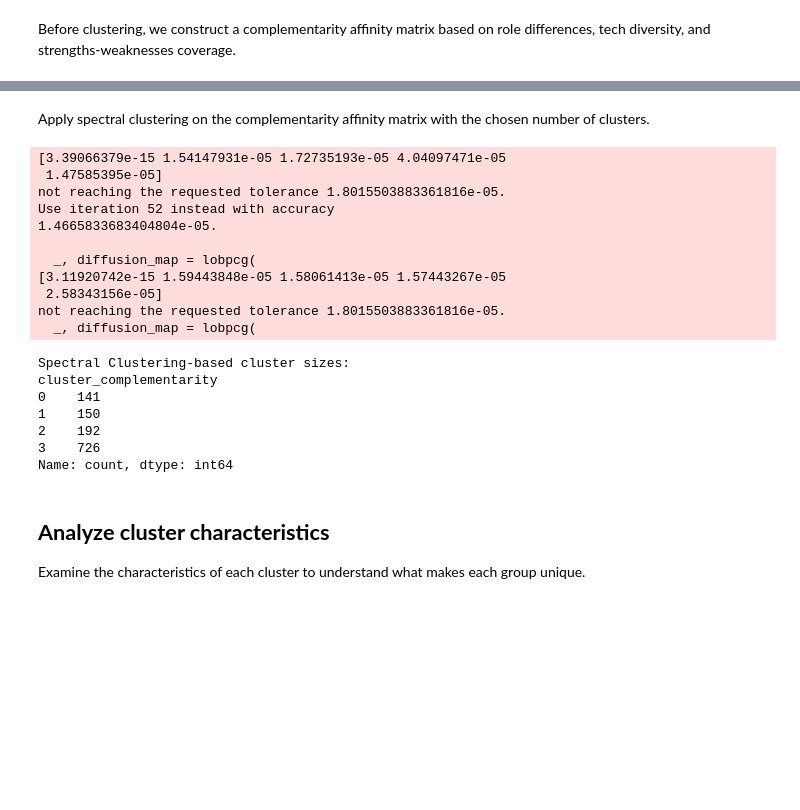
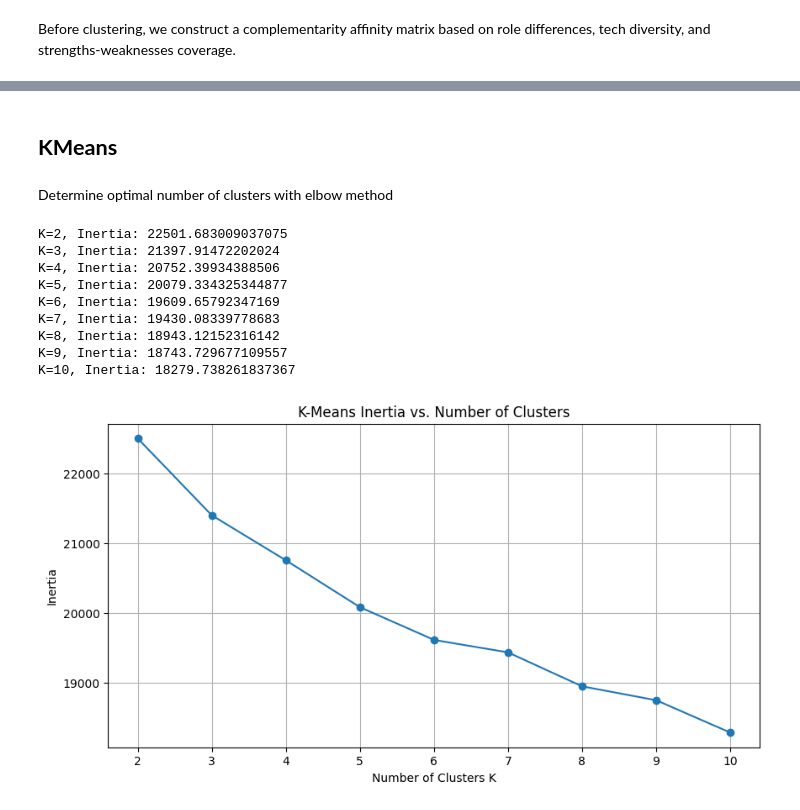
Before and after one commit to idrisalami/ML_242A, a Jupyter notebook: clustering.ipynb, the cells around one changed output, grey strips where cells are left out. Saved outputs shown, nothing was run; the diff lists cells and outputs as text; code cells hidden in the pictures; blank space fills up the shorter version.

```diff
--- a/clustering.ipynb
+++ b/clustering.ipynb
@@ -287,36 +227,33 @@ Eigengaps for k=2 to 10:
-# %% [markdown]
-Apply spectral clustering on the complementarity affinity matrix with the chosen number of clusters.
-# %%
-from sklearn.cluster import SpectralClustering
-
-n_clusters = 4  # Chosen based on the evaluation above (elbow method)
-spectral = SpectralClustering(n_clusters=n_clusters, affinity='precomputed', random_state=42)
-clusters_comp = spectral.fit_predict(comp_affinity)
-
-# Add labels
-df['cluster_complementarity'] = clusters_comp
-print("Spectral Clustering-based cluster sizes:")
-print(df['cluster_complementarity'].value_counts().sort_index())
-# %% [output]
-[3.39066379e-15 1.54147931e-05 1.72735193e-05 4.04097471e-05
- 1.47585395e-05]
-not reaching the requested tolerance 1.8015503883361816e-05.
-Use iteration 52 instead with accuracy
-1.4665833683404804e-05.
-
-  _, diffusion_map = lobpcg(
-[3.11920742e-15 1.59443848e-05 1.58061413e-05 1.57443267e-05
- 2.58343156e-05]
-not reaching the requested tolerance 1.8015503883361816e-05.
-  _, diffusion_map = lobpcg(
-Spectral Clustering-based cluster sizes:
-cluster_complementarity
-0    141
-1    150
-2    192
-3    726
-Name: count, dtype: int64
-# %% [markdown]
-## **Analyze cluster characteristics**
-
-Examine the characteristics of each cluster to understand what makes each group unique.
+# %% [markdown]
+## **KMeans**
+# %% [markdown]
+Determine optimal number of clusters with elbow method
+# %%
+from sklearn.cluster import KMeans
+
+k_range = range(2, 11)
+kmeans_models = {}
+for k in k_range:
+    kmeans = KMeans(n_clusters=k, random_state=42)
+    kmeans.fit(X_pca)
+    kmeans_models[k] = kmeans
+    print(f"K={k}, Inertia: {kmeans.inertia_}")
+
+plt.figure(figsize=(10, 5))
+inertias = [kmeans_models[k].inertia_ for k in k_range]
+plt.plot(k_range, inertias, marker='o')
+plt.xlabel('Number of Clusters K')
+plt.ylabel('Inertia')
+plt.title('K-Means Inertia vs. Number of Clusters')
+plt.grid(True)
+# %% [output]
+K=2, Inertia: 22501.683009037075
+K=3, Inertia: 21397.91472202024
+K=4, Inertia: 20752.39934388506
+K=5, Inertia: 20079.334325344877
+K=6, Inertia: 19609.65792347169
+K=7, Inertia: 19430.08339778683
+K=8, Inertia: 18943.12152316142
+K=9, Inertia: 18743.729677109557
+K=10, Inertia: 18279.738261837367
+[figure, added]
```
Also changed, not shown: parts of 14 cells of this notebook, 1 other file.
